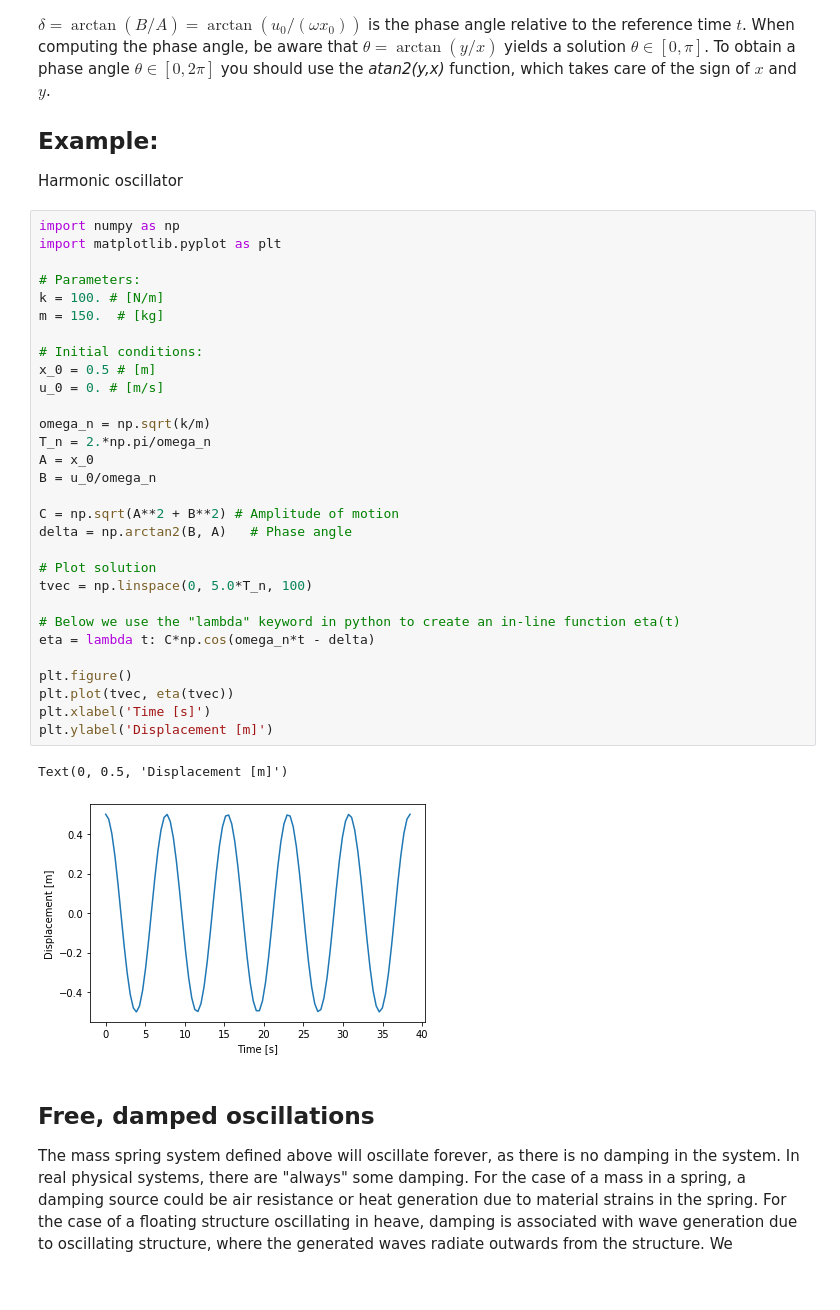
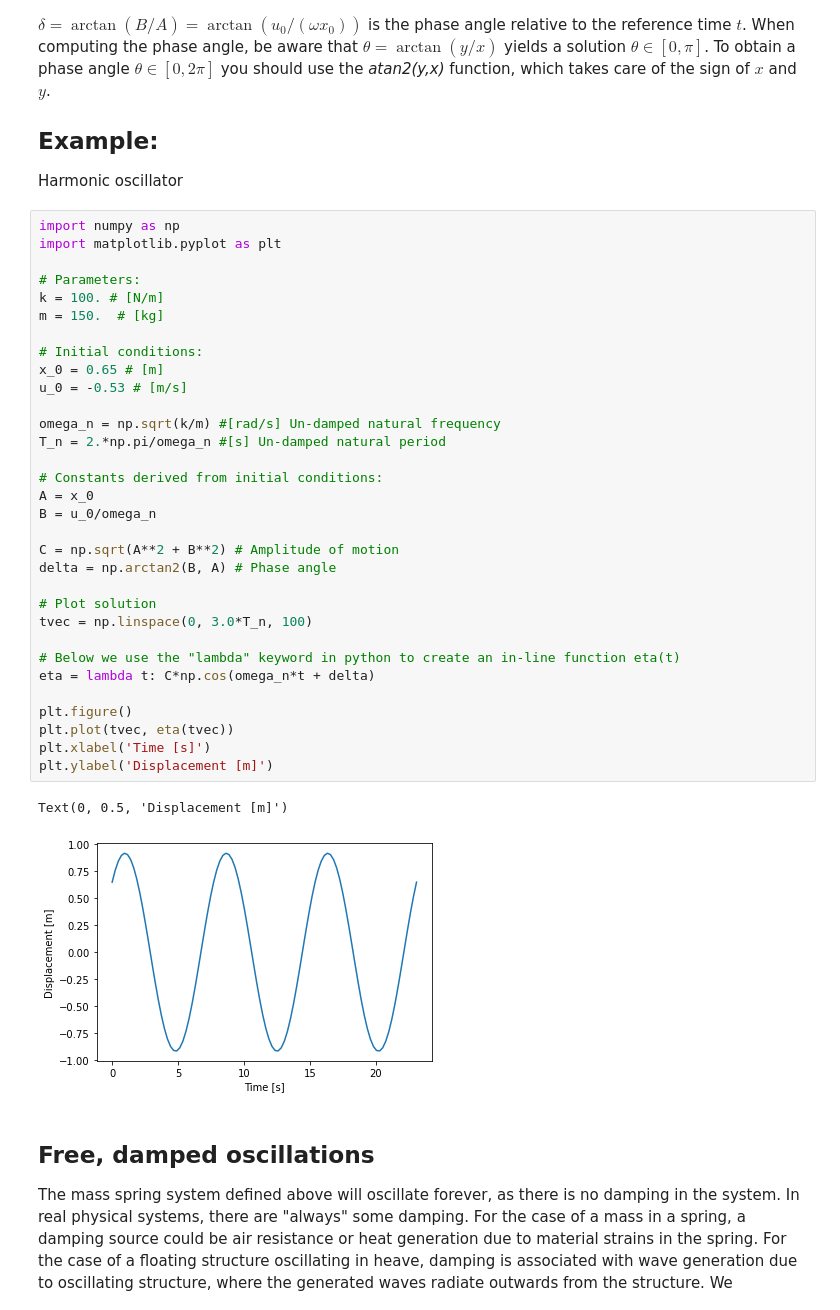
Before and after one commit to hydrodavid/tmr4247, a Jupyter notebook: Lecture_6.ipynb, the cells around one changed output. Saved outputs shown, nothing was run; the diff lists cells and outputs as text; blank space fills up the shorter version.

Commit message:
Initial version

```diff
--- a/Lecture_6.ipynb
+++ b/Lecture_6.ipynb
@@ -32,36 +119,38 @@ Harmonic oscillator
 # %%
 import numpy as np
 import matplotlib.pyplot as plt
 
 # Parameters:
 k = 100. # [N/m]
 m = 150.  # [kg]
 
 # Initial conditions:
-x_0 = 0.5 # [m]
-u_0 = 0. # [m/s]
+x_0 = 0.65 # [m]
+u_0 = -0.53 # [m/s]
 
-omega_n = np.sqrt(k/m)
-T_n = 2.*np.pi/omega_n
+omega_n = np.sqrt(k/m) #[rad/s] Un-damped natural frequency
+T_n = 2.*np.pi/omega_n #[s] Un-damped natural period
+
+# Constants derived from initial conditions:
 A = x_0
 B = u_0/omega_n
 
 C = np.sqrt(A**2 + B**2) # Amplitude of motion
-delta = np.arctan2(B, A)   # Phase angle
+delta = np.arctan2(B, A) # Phase angle
 
 # Plot solution
-tvec = np.linspace(0, 5.0*T_n, 100)
+tvec = np.linspace(0, 3.0*T_n, 100)
 
 # Below we use the "lambda" keyword in python to create an in-line function eta(t)
-eta = lambda t: C*np.cos(omega_n*t - delta)
+eta = lambda t: C*np.cos(omega_n*t + delta)
 
 plt.figure()
 plt.plot(tvec, eta(tvec))
 plt.xlabel('Time [s]')
 plt.ylabel('Displacement [m]')
 # %% [output]
 Text(0, 0.5, 'Displacement [m]')
-[figure, old version]
+[figure, new version]
 # %% [markdown]
 ## Free, damped oscillations
 The mass spring system defined above will oscillate forever, as there is no damping in the system. In real physical systems, there are "always" some damping. For the case of a mass in a spring, a damping source could be air resistance or heat generation due to material strains in the spring. For the case of a floating structure oscillating in heave, damping is associated with wave generation due to oscillating structure, where the generated waves radiate outwards from the structure. We remember that propagating waves are associated with transport of energy, meaning that energy is removed from our ship oscillating in heave. With no exciation forces from incoming waves, the heave motion will decay with time and eventually die out.
```
Also changed, not shown: parts of 7 cells of this notebook.
